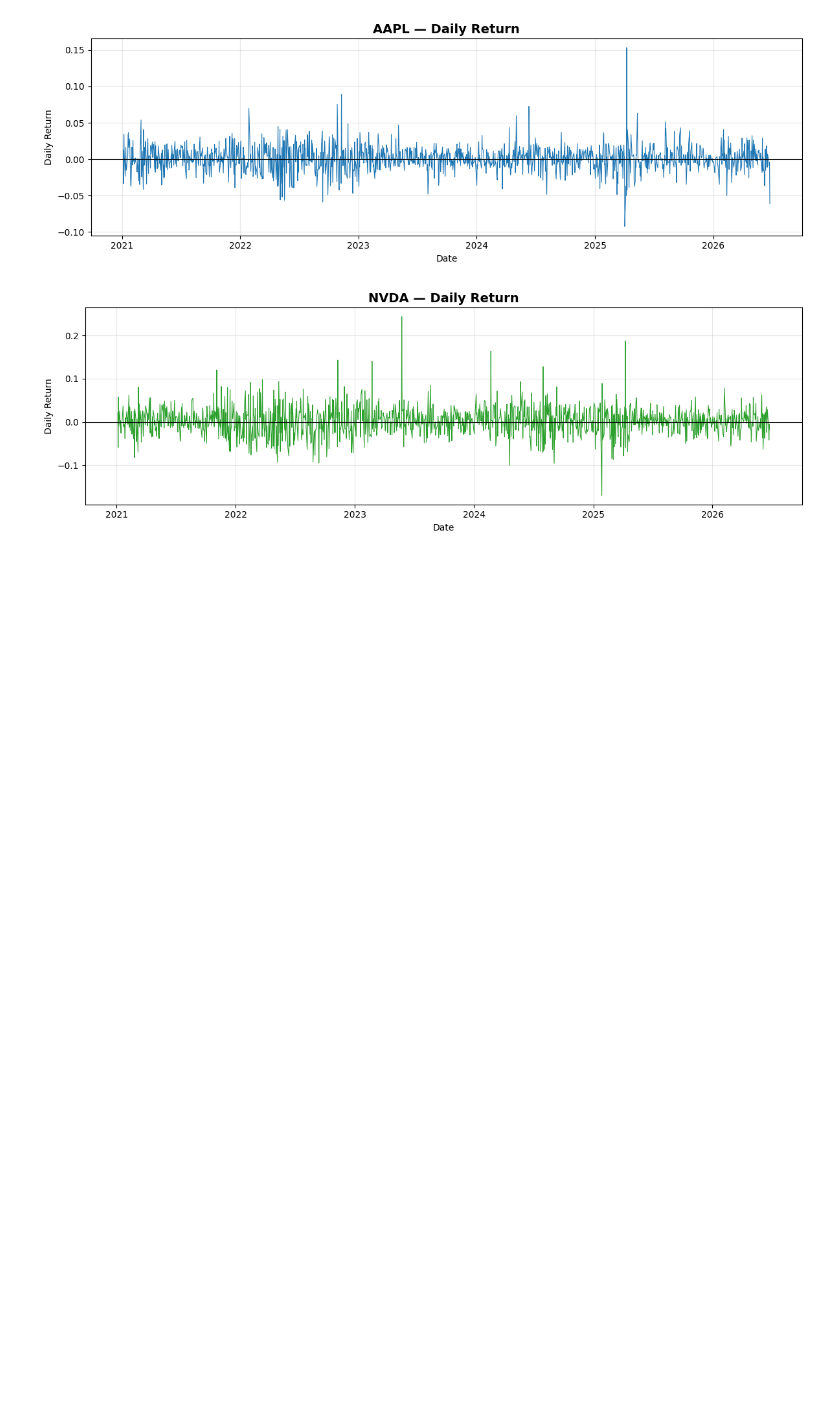
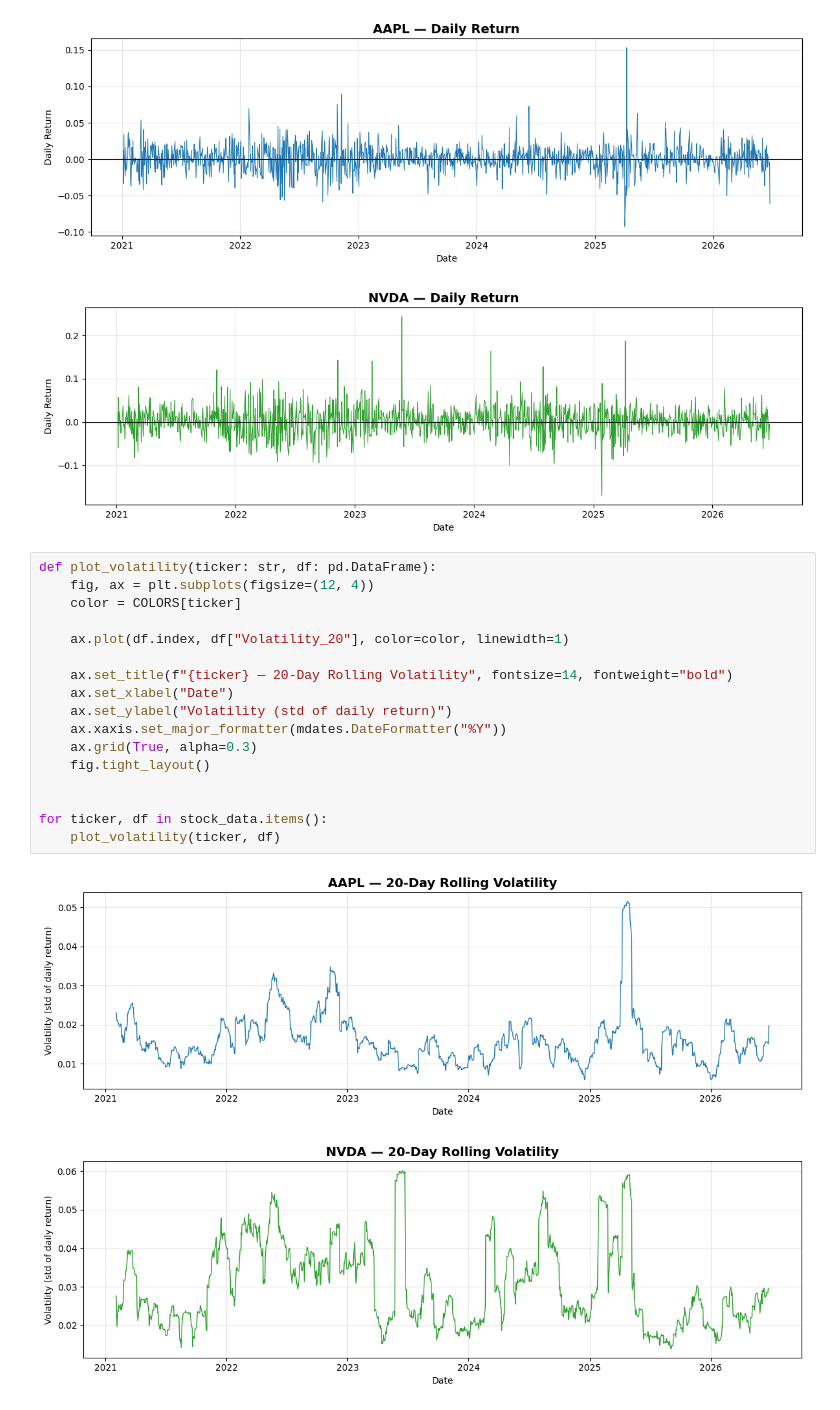
Before and after one commit to Namtran23805/stock-prediction, a Jupyter notebook: notebooks/basic_analysis.ipynb, the cells around one changed output. Drawn from its saved outputs; the diff is of its cells as text; blank space fills up the shorter version.

Commit message:
Add volatility and volume plots to basic_analysis notebook
Co-Authored-By: Claude Sonnet 5 <noreply@anthropic.com>

```diff
--- a/notebooks/basic_analysis.ipynb
+++ b/notebooks/basic_analysis.ipynb
@@ -75,3 +75,23 @@ for ticker, df in stock_data.items():
 # %% [output]
 [figure]
 [figure]
+# %%
+def plot_volatility(ticker: str, df: pd.DataFrame):
+    fig, ax = plt.subplots(figsize=(12, 4))
+    color = COLORS[ticker]
+
+    ax.plot(df.index, df["Volatility_20"], color=color, linewidth=1)
+
+    ax.set_title(f"{ticker} — 20-Day Rolling Volatility", fontsize=14, fontweight="bold")
+    ax.set_xlabel("Date")
+    ax.set_ylabel("Volatility (std of daily return)")
+    ax.xaxis.set_major_formatter(mdates.DateFormatter("%Y"))
+    ax.grid(True, alpha=0.3)
+    fig.tight_layout()
+
+
+for ticker, df in stock_data.items():
+    plot_volatility(ticker, df)
+# %% [output]
+[figure, added]
+[figure, added]
```
Also changed, not shown: parts of 1 cell of this notebook.
